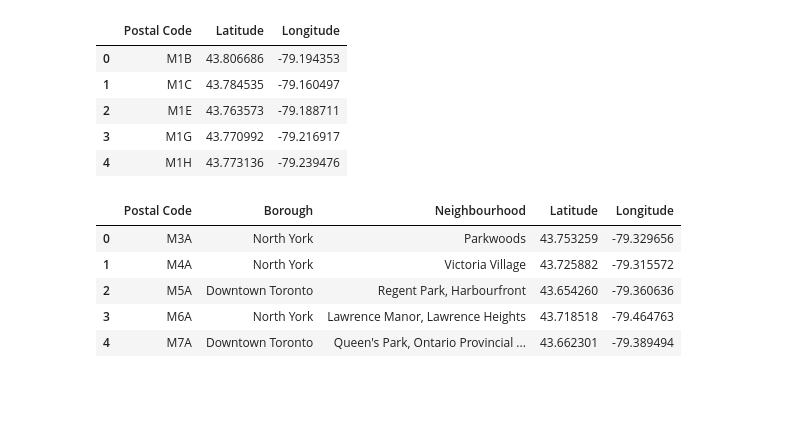
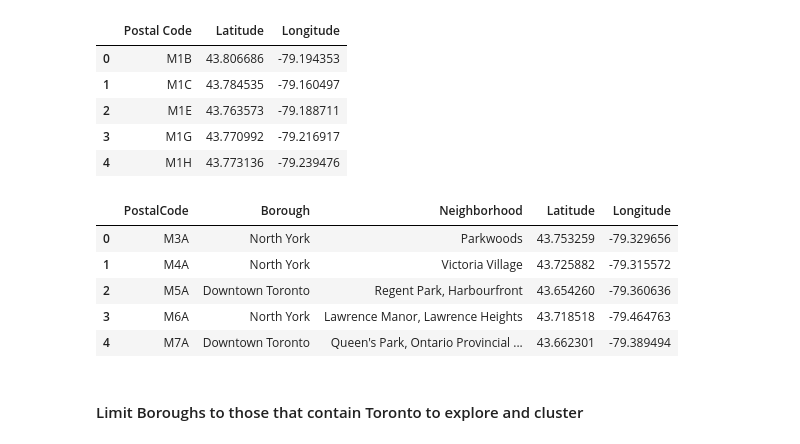
Before and after one commit to evbobdylan/Coursera_Capstone_IBM_ADS, a Jupyter notebook: IBM Applied DS Capstone Wk3.ipynb, the cells around one changed output. Saved outputs shown, nothing was run; the diff lists cells and outputs as text; code cells hidden in the pictures; blank space fills up the shorter version.

```diff
--- a/IBM Applied DS Capstone Wk3.ipynb
+++ b/IBM Applied DS Capstone Wk3.ipynb
@@ -72,11 +72,14 @@ lat_long.head()
 # %%
 # Merge the two dfs together and view
 tor_final_df = pd.merge(tor_df1, lat_long, on='Postal Code')
+tor_final_df.columns = ['PostalCode','Borough','Neighborhood','Latitude','Longitude'] # do away with spaces in Columns
 tor_final_df.head()
 # %% [output]
-|  | Postal Code | Borough | Neighbourhood | Latitude | Longitude |
+|  | PostalCode | Borough | Neighborhood | Latitude | Longitude |
 | 0 | M3A | North York | Parkwoods | 43.753259 | -79.329656 |
 | 1 | M4A | North York | Victoria Village | 43.725882 | -79.315572 |
 | 2 | M5A | Downtown Toronto | Regent Park, Harbourfront | 43.654260 | -79.360636 |
 | 3 | M6A | North York | Lawrence Manor, Lawrence Heights | 43.718518 | -79.464763 |
 | 4 | M7A | Downtown Toronto | Queen's Park, Ontario Provincial ... | 43.662301 | -79.389494 |
+# %% [markdown]
+#### Limit Boroughs to those that contain Toronto to explore and cluster
```
Also changed, not shown: parts of 60 cells of this notebook.
